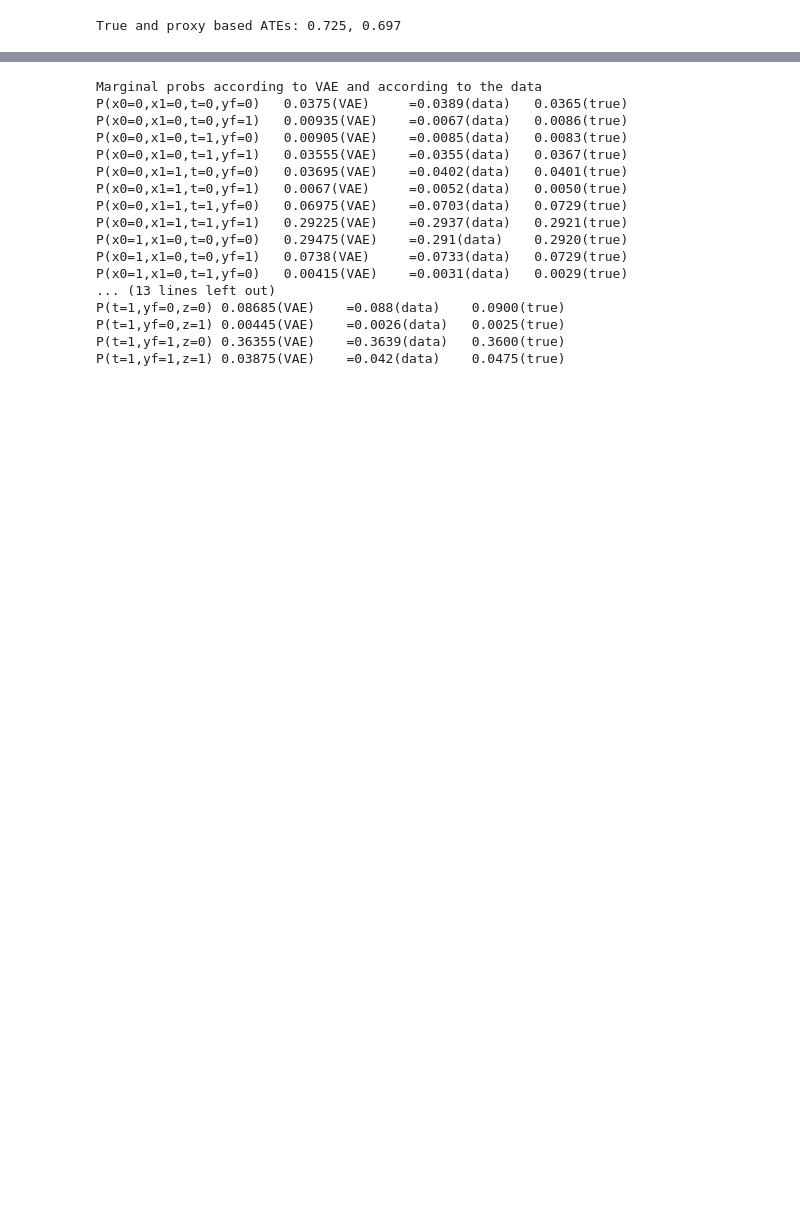
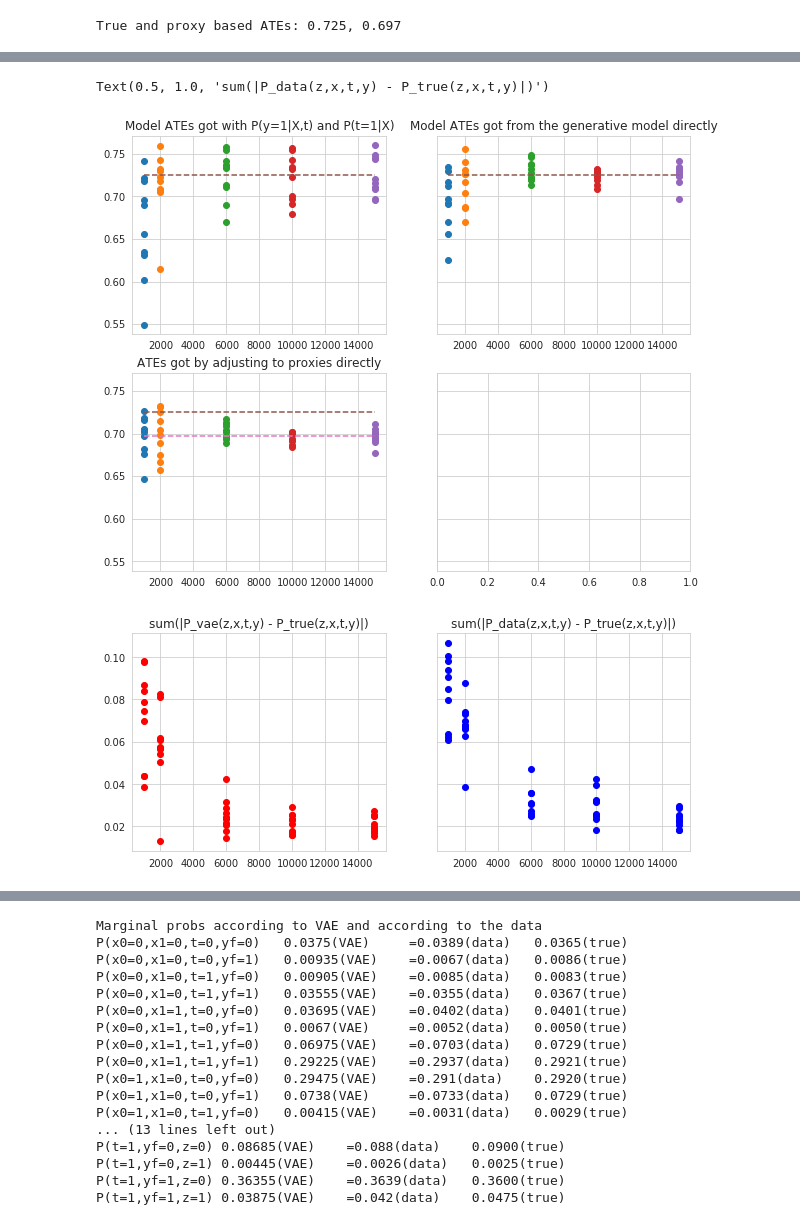
Before and after one commit to skwfz/cevae, a Jupyter notebook: dummymodeltesting.ipynb, the cells around one changed output, grey strips where cells are left out. Saved outputs shown, nothing was run; the diff lists cells and outputs as text; code cells hidden in the pictures; blank space fills up the shorter version.

```diff
--- a/dummymodeltesting.ipynb
+++ b/dummymodeltesting.ipynb
@@ -56,6 +57,0 @@ tensor(0.7366, grad_fn=<MeanBackward0>)
-# %%
-z_sample2 = dist.Bernoulli(torch.Tensor([0.5])).sample((10000,))
-p_y_do1_model = torch.sigmoid(model.decoder.y1_nn(z_sample2)).mean()
-p_y_do0_model =torch.sigmoid(model.decoder.y0_nn(z_sample2)).mean()
-ate = p_y_do1_model - p_y_do0_model
-ate
@@ -167,0 +172,30 @@ for n in range(len(datasizes)):
+# %%
+"""Plot results"""
+fig, ax = plt.subplots(2, 2, figsize=(10,8), sharey=True)
+for n in range(len(datasizes)):
+    ax[0,0].plot(10*[datasizes[n]], model_ATEs_1[n], 'o')
+ax[0,0].plot([1000, 15000], 2*[calculate_true_ate(prob_df)], '--')
+ax[0,0].set_title("Model ATEs got with P(y=1|X,t) and P(t=1|X)")
+
+for n in range(len(datasizes)):
+    ax[0,1].plot(10*[datasizes[n]], model_ATEs_3[n], 'o')
+ax[0,1].plot([1000, 15000], 2*[calculate_true_ate(prob_df)], '--')
+ax[0,1].set_title("Model ATEs got from the generative model directly")
+
+for n in range(len(datasizes)):
+    ax[1,0].plot(10*[datasizes[n]], proxy_ATEs[n], 'o')
+ax[1,0].plot([1000, 15000], 2*[calculate_true_ate(prob_df)], '--')
+ax[1,0].plot([1000, 15000], 2*[calculate_proxy_ate(prob_df)], '--')
+ax[1,0].set_title("ATEs got by adjusting to proxies directly")
+
+fig, ax = plt.subplots(1,2, figsize=(10,4), sharey=True)
+for n in range(len(datasizes)):
+    for i in range(len(dists_VAE[n])):
+        ax[0].plot(datasizes[n], (dists_VAE[n][i].P - dists_true[n][i].P).abs().sum(), 'o', c='r')
+        ax[1].plot(datasizes[n], (dists_data[n][i].P - dists_true[n][i].P).abs().sum(), 'o', c='b')
+ax[0].set_title("sum(|P_vae(z,x,t,y) - P_true(z,x,t,y)|)")
+ax[1].set_title("sum(|P_data(z,x,t,y) - P_true(z,x,t,y)|)")
+# %% [output]
+Text(0.5, 1.0, 'sum(|P_data(z,x,t,y) - P_true(z,x,t,y)|)')
+[figure, added]
+[figure, added]
```
Also changed, not shown: parts of 19 cells of this notebook.
